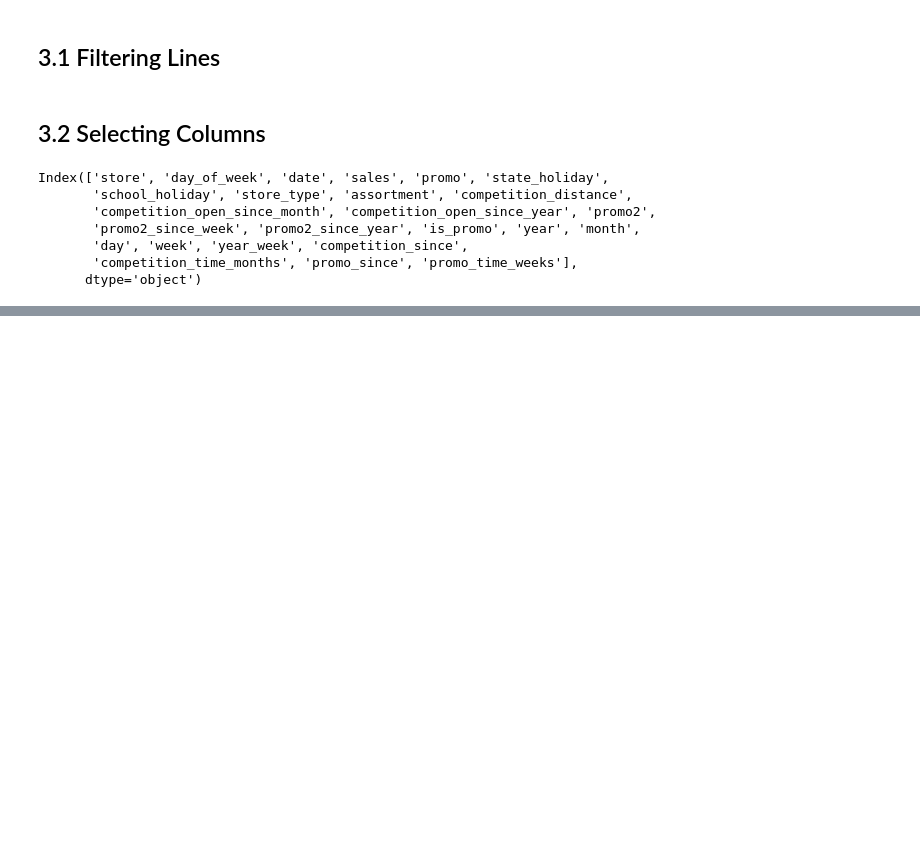
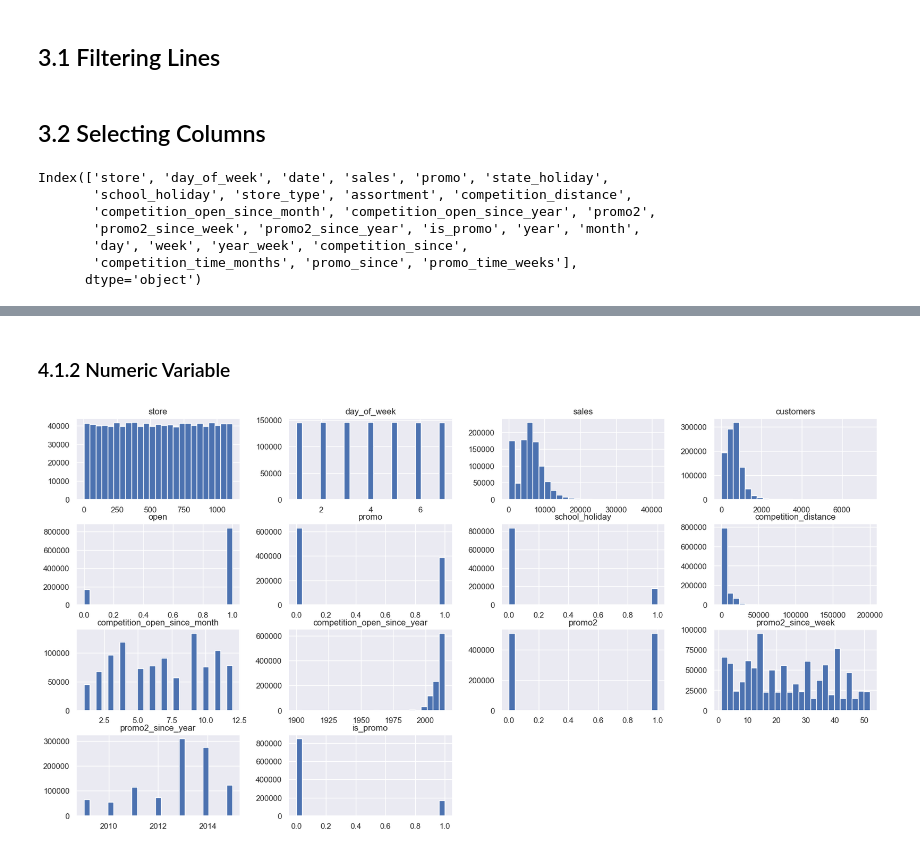
Before and after one commit to BlueBics/rossmann_sales_prediction, a Jupyter notebook: v01_store_sales_prediction.ipynb, the cells around one changed output, grey strips where cells are left out. Saved outputs shown, nothing was run; the diff lists cells and outputs as text; code cells hidden in the pictures; blank space fills up the shorter version.

```diff
--- a/v01_store_sales_prediction.ipynb
+++ b/v01_store_sales_prediction.ipynb
@@ -476,0 +489,6 @@ Index(['store', 'day_of_week', 'date', 'sales', 'promo', 'state_holiday',
+# %% [markdown]
+### 4.1.2 Numeric Variable
+# %%
+num_attributes.hist(bins=25, figsize=(20,10));
+# %% [output]
+[figure, added]
```
Also changed, not shown: parts of 15 cells of this notebook.
